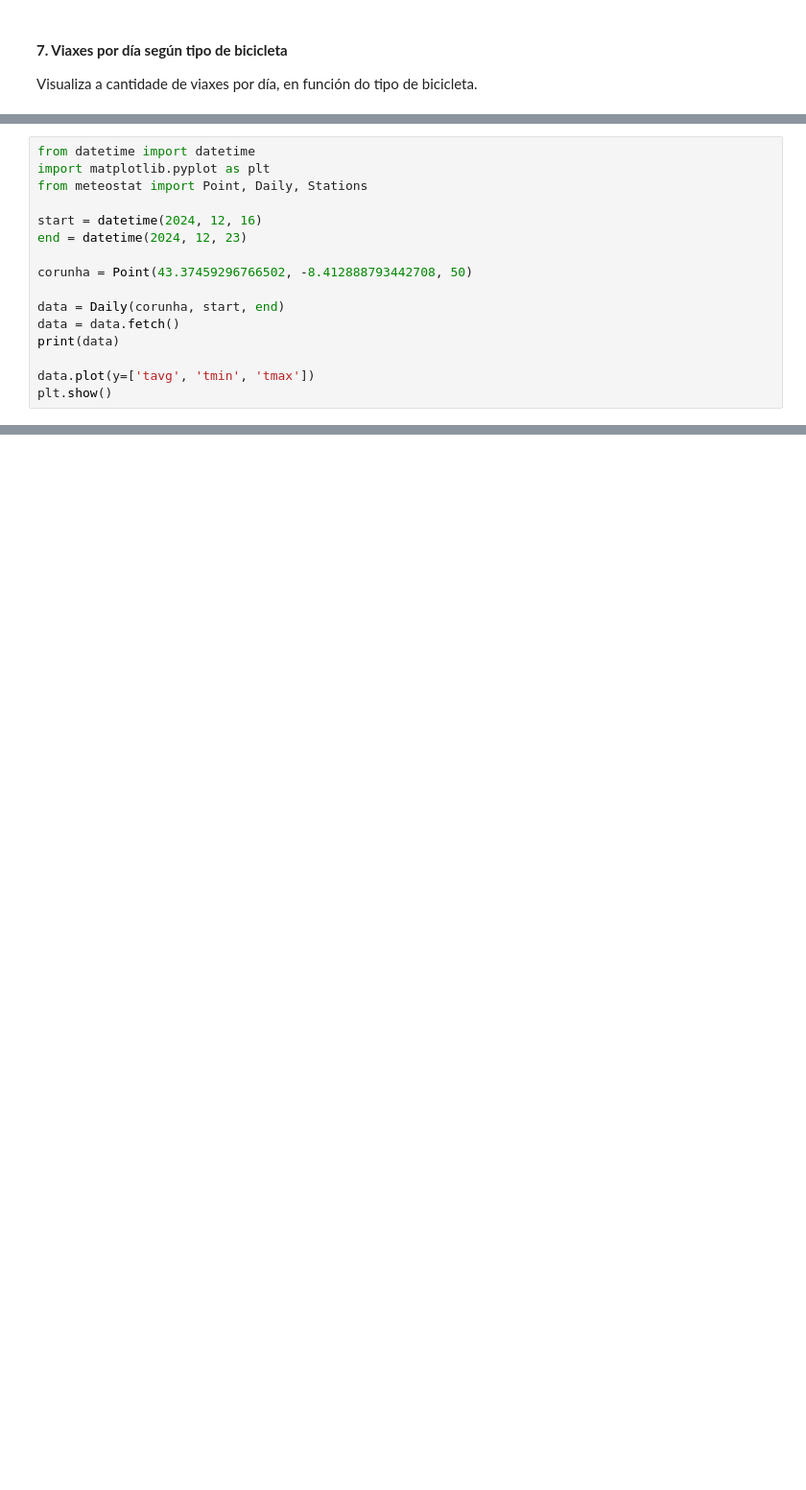
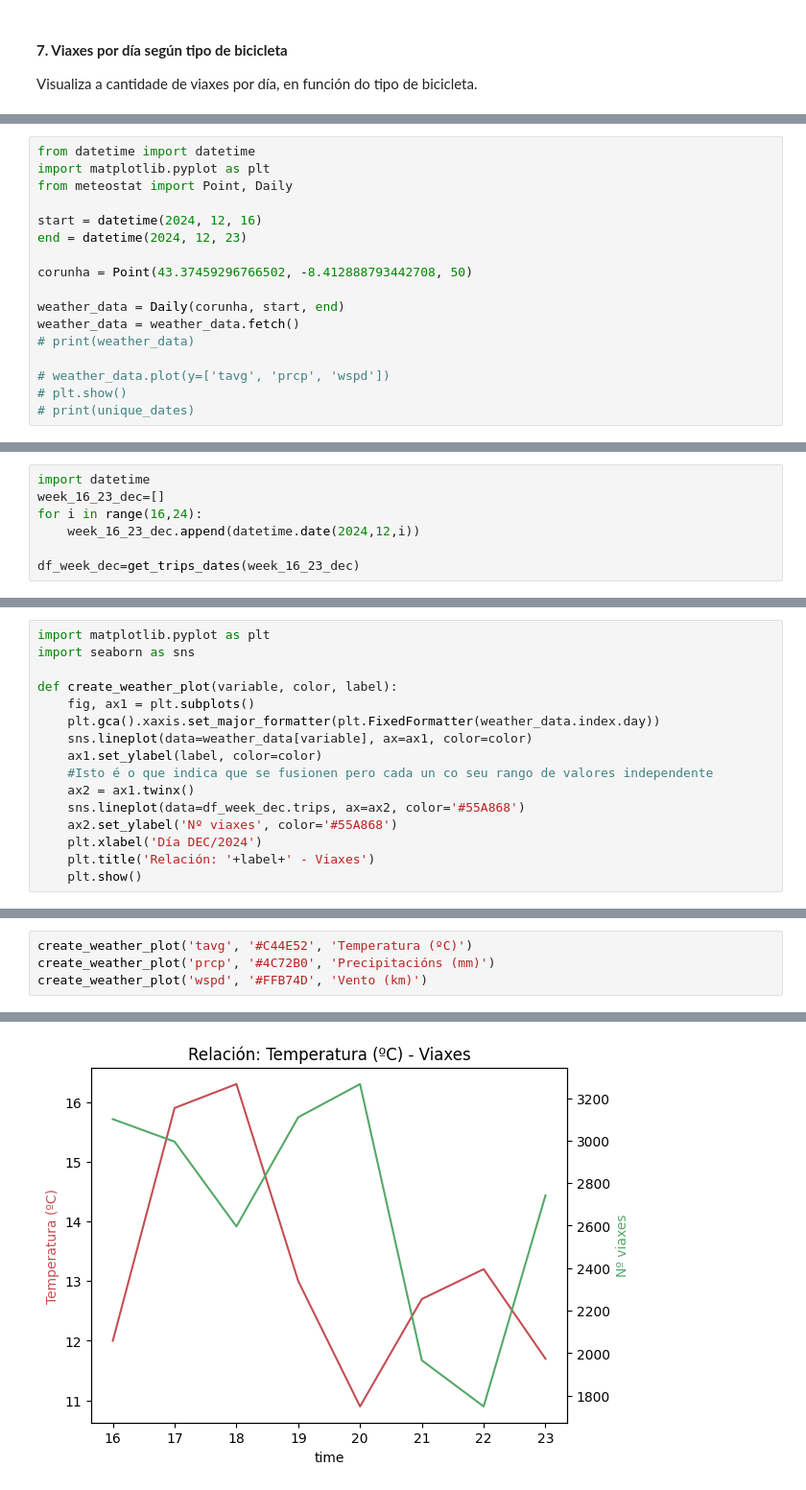
Before and after one commit to ines-learning-hub/citybikes-analytics, a Jupyter notebook: 05_exercicio.ipynb, the cells around one changed output, grey strips where cells are left out. Shown at 96% size. Drawn from its saved outputs; the diff is of its cells as text; blank space fills up the shorter version.

```diff
--- a/05_exercicio.ipynb
+++ b/05_exercicio.ipynb
@@ -342,17 +370,18 @@ https://meteostat.net/es/place/es/a-coruna?s=08001&t=2025-01-17/2025-01-24
 # %%
 from datetime import datetime
 import matplotlib.pyplot as plt
-from meteostat import Point, Daily, Stations
+from meteostat import Point, Daily
 
 start = datetime(2024, 12, 16)
 end = datetime(2024, 12, 23)
 
 corunha = Point(43.37459296766502, -8.412888793442708, 50)
 
-data = Daily(corunha, start, end)
-data = data.fetch()
-print(data)
+weather_data = Daily(corunha, start, end)
+weather_data = weather_data.fetch()
+# print(weather_data)
 
-data.plot(y=['tavg', 'tmin', 'tmax'])
-plt.show()
+# weather_data.plot(y=['tavg', 'prcp', 'wspd'])
+# plt.show()
+# print(unique_dates)
 # %% [output]
@@ -369,0 +390,7 @@ time
+# %%
+import datetime
+week_16_23_dec=[]
+for i in range(16,24):
+    week_16_23_dec.append(datetime.date(2024,12,i))
+
+df_week_dec=get_trips_dates(week_16_23_dec)
@@ -369,0 +400,16 @@ time
+# %%
+import matplotlib.pyplot as plt
+import seaborn as sns
+
+def create_weather_plot(variable, color, label):
+    fig, ax1 = plt.subplots()
+    plt.gca().xaxis.set_major_formatter(plt.FixedFormatter(weather_data.index.day))
+    sns.lineplot(data=weather_data[variable], ax=ax1, color=color)
+    ax1.set_ylabel(label, color=color)
+    #Isto é o que indica que se fusionen pero cada un co seu rango de valores independente
+    ax2 = ax1.twinx()
+    sns.lineplot(data=df_week_dec.trips, ax=ax2, color='#55A868')
+    ax2.set_ylabel('Nº viaxes', color='#55A868')
+    plt.xlabel('Día DEC/2024')
+    plt.title('Relación: '+label+' - Viaxes')
+    plt.show()
@@ -369,0 +419,5 @@ time
+# %%
+create_weather_plot('tavg', '#C44E52', 'Temperatura (ºC)')
+create_weather_plot('prcp', '#4C72B0', 'Precipitacións (mm)')
+create_weather_plot('wspd', '#FFB74D', 'Vento (km)')
+# %% [output]
@@ -369,0 +425 @@ time
+[figure, added]
```
Also changed, not shown: parts of 17 cells of this notebook.
